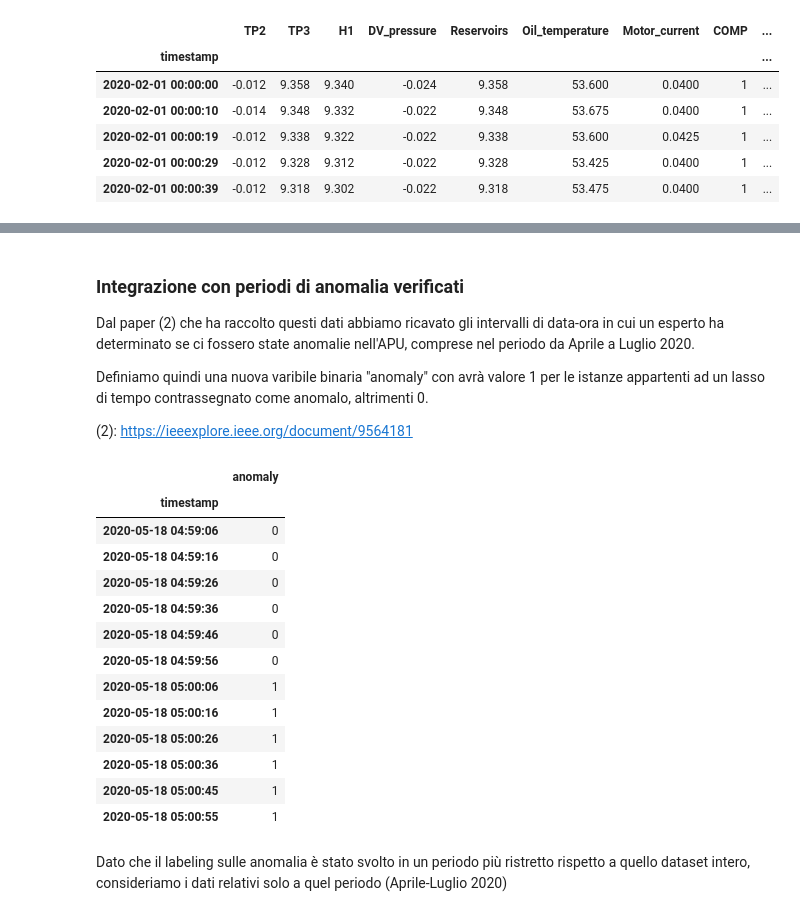
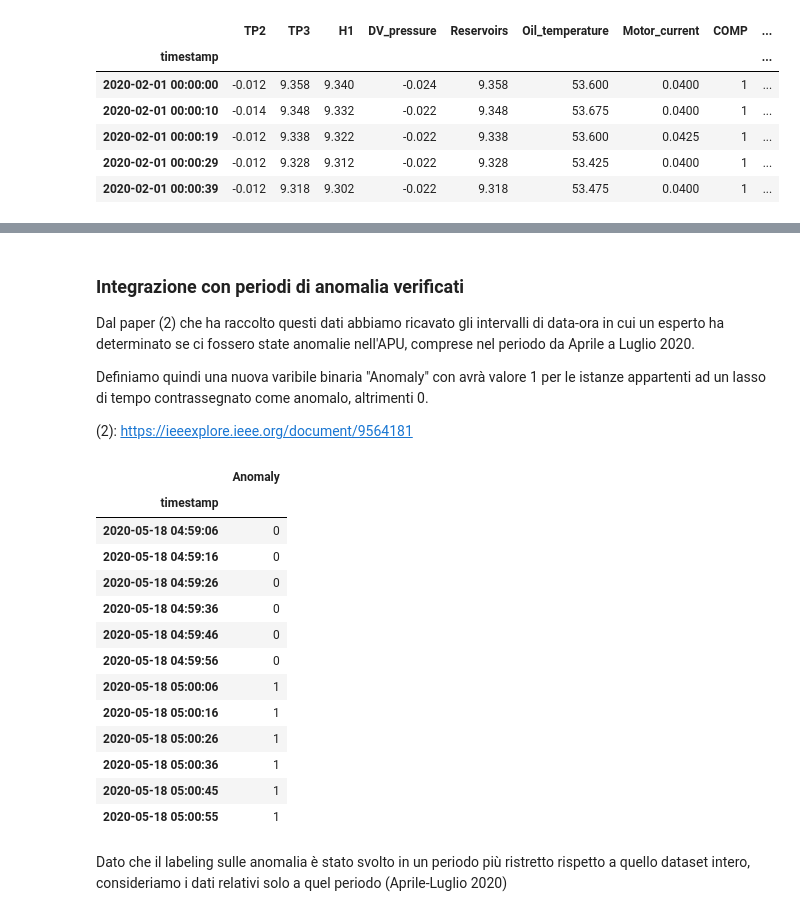
Before and after one commit to AlessandroSciarrillo/DIA-project, a Jupyter notebook: test_metro3.ipynb, the cells around one changed output, grey strips where cells are left out. Saved outputs shown, nothing was run; the diff lists cells and outputs as text; code cells hidden in the pictures.

```diff
--- a/test_metro3.ipynb
+++ b/test_metro3.ipynb
@@ -54,9 +54,9 @@ types = {
     "Caudal_impulses":  np.uint8
 }
 
-dataset_full = pd.read_csv(file_data_set_name, sep=",", dtype=types, parse_dates=["timestamp"])
+df_full = pd.read_csv(file_data_set_name, sep=",", dtype=types, parse_dates=["timestamp"])
 
-dataset_full.head()
+df_full.head()
 # %% [output]
 |  | Unnamed: 0 | timestamp | TP2 | TP3 | H1 | DV_pressure | Reservoirs | Oil_temperature | ... |
 | 0 | 0 | 2020-02-01 00:00:00 | -0.012 | 9.358 | 9.340 | -0.024 | 9.358 | 53.600 | ... |
@@ -68,9 +68,9 @@ dataset_full.head()
 ### Prima fase di pulizia dei dati
 Rimuoviamo la prima colonna, in quanto contiene degli identificatori non informativi per il nostro scopo e impostiamo il timestamp come indice.
 # %%
-dataset = dataset_full.drop(dataset_full.columns[[0]], axis=1)
-dataset.set_index(["timestamp"],  inplace=True)
-dataset.head()
+df = df_full.drop(df_full.columns[[0]], axis=1)
+df.set_index(["timestamp"],  inplace=True)
+df.head()
 # %% [output]
 |  | TP2 | TP3 | H1 | DV_pressure | Reservoirs | Oil_temperature | Motor_current | COMP | ... |
 | timestamp |  |  |  |  |  |  |  |  | ... |
@@ -112,51 +112,51 @@ dataset.head()
 ### Integrazione con periodi di anomalia verificati
 Dal paper (2) che ha raccolto questi dati abbiamo ricavato gli intervalli di data-ora in cui un esperto ha determinato se ci fossero state anomalie nell'APU, comprese nel periodo da Aprile a Luglio 2020.
 
-Definiamo quindi una nuova varibile binaria "anomaly" con avrà valore 1 per le istanze appartenti ad un lasso di tempo contrassegnato come anomalo, altrimenti 0.
+Definiamo quindi una nuova varibile binaria "Anomaly" con avrà valore 1 per le istanze appartenti ad un lasso di tempo contrassegnato come anomalo, altrimenti 0.
 
 (2): https://ieeexplore.ieee.org/document/9564181
 # %%
-dataset["anomaly"] = 0
+df["Anomaly"] = 0
 
 def set_anomaly(anomaly_intervals):
-    anomaly = dataset["anomaly"].copy()
+    anomaly = df["Anomaly"].copy()
     for s, e in anomaly_intervals:
         start = [int(st) for st in s.split(',')]
         end   = [int(en) for en in e.split(',')]
-        anomaly_interval = (dataset.index >= datetime.datetime(*start)) & (dataset.index <= datetime.datetime(*end))
+        anomaly_interval = (df.index >= datetime.datetime(*start)) & (df.index <= datetime.datetime(*end))
         anomaly[anomaly_interval] = 1
-    dataset["anomaly"] = anomaly
+    df["Anomaly"] = anomaly
 
 anomaly_intervals = [
     ('2020,4,12,11,50,0',   '2020,4,12,23,30,0'),
     ('2020,4,18, 0, 0,0',   '2020,4,18,23,59,0'),
     ('2020,4,19, 0, 0,0',   '2020,4,19, 1,30,0'),
     ('2020,4,29, 3,20,0',   '2020,4,29, 4, 0,0'),
     ('2020,4,29,22, 0,0',   '2020,4,29,22,20,0'),
     ('2020,5,13,14, 0,0',   '2020,5,13,23,59,0'),
     ('2020,5,18, 5, 0,0',   '2020,5,18, 5,30,0'),
     ('2020,5,19,10,10,0',   '2020,5,19,11, 0,0'),
     ('2020,5,19,22,10,0',   '2020,5,19,23,59,0'),
     ('2020,5,20, 0, 0,0',   '2020,5,20,20, 0,0'),
     ('2020,5,23, 9,50,0',   '2020,5,23,10,10,0'),
     ('2020,5,29,23,30,0',   '2020,5,29,23,59,0'),
     ('2020,5,30, 0, 0,0',   '2020,5,30, 6, 0,0'),
     ('2020,6, 1,15, 0,0',   '2020,6, 1,15,40,0'),
     ('2020,6, 3,10, 0,0',   '2020,6, 3,11, 0,0'),
     ('2020,6, 5,10, 0,0',   '2020,6, 5,23,59,0'),
     ('2020,6, 6, 0, 0,0',   '2020,6, 6,23,59,0'),
     ('2020,6, 7, 0, 0,0',   '2020,6, 7,14,30,0'),
     ('2020,7, 8,17,30,0',   '2020,7, 8,19, 0,0'),
     ('2020,7,15,14,30,0',   '2020,7,15,19, 0,0'),
     ('2020,7,17, 4,30,0',   '2020,7,17, 5,30,0')
 ]
 
 set_anomaly(anomaly_intervals)
 
-mask = (dataset.index > datetime.datetime(2020, 5, 18, 4, 59, 0)) & (dataset.index <= datetime.datetime(2020, 5, 18, 5, 1, 0))
-dataset[mask].loc[:, "anomaly":]
+mask = (df.index > datetime.datetime(2020, 5, 18, 4, 59, 0)) & (df.index <= datetime.datetime(2020, 5, 18, 5, 1, 0))
+df[mask].loc[:, "Anomaly":]
 # %% [output]
-|  | anomaly |
+|  | Anomaly |
 | timestamp |  |
 | 2020-05-18 04:59:06 | 0 |
 | 2020-05-18 04:59:16 | 0 |
```
Also changed, not shown: parts of 35 cells of this notebook.
